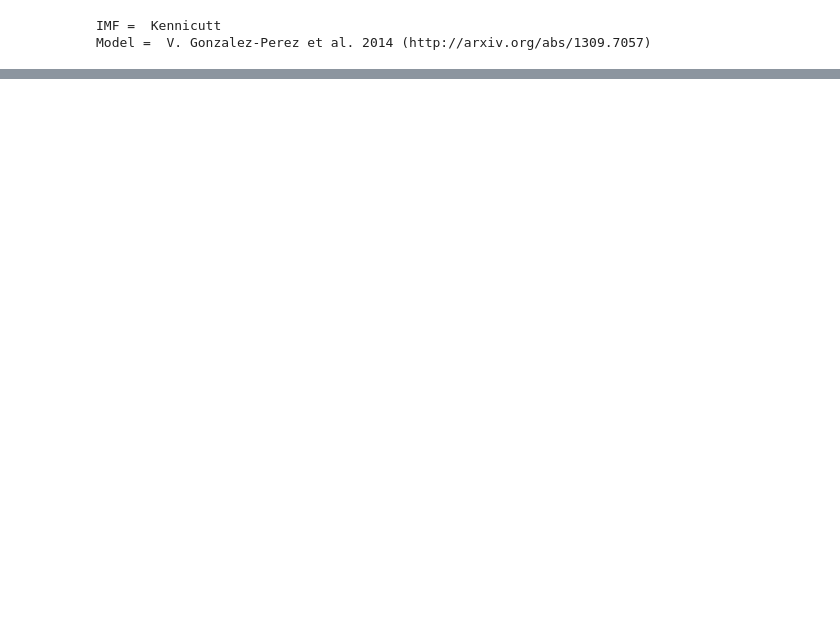
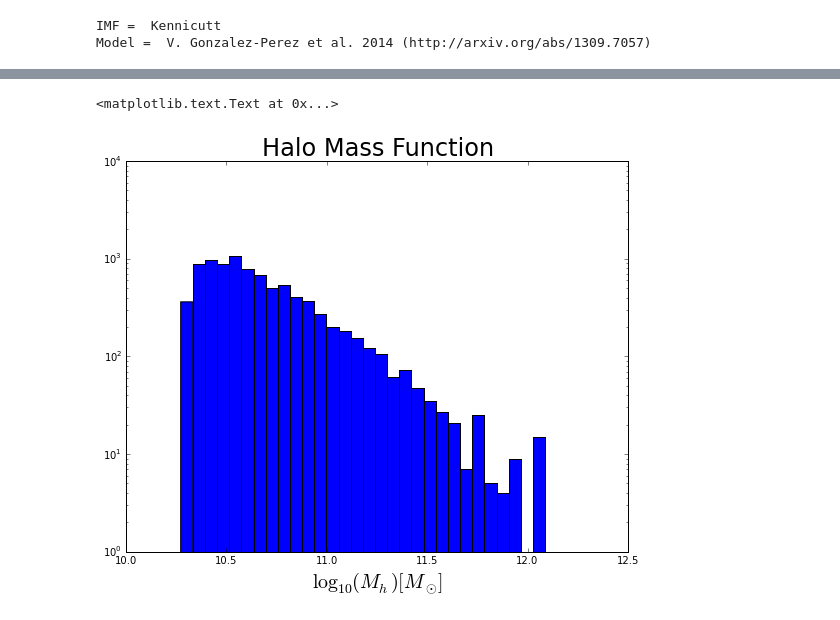
Before and after one commit to flgomezc/sfr-dmhm, a Jupyter notebook: program/V-Gonzalez data.ipynb, the cells around one changed output, grey strips where cells are left out. Cells and saved outputs as stored; diff of their text form; code cells hidden in the pictures; blank space fills up the shorter version.

```diff
--- a/program/V-Gonzalez data.ipynb
+++ b/program/V-Gonzalez data.ipynb
@@ -91 +109,9 @@ for i in range(MassRange.size):
 data.close()
+# %%
+figure(figsize=(9,7))
+hist(logM, bins=30, log='true')
+title('Halo Mass Function', fontsize=24)
+xlabel(r"$\log_{10}( M_h ) [M_\odot]$", fontsize=20)
+# %% [output]
+<matplotlib.text.Text at 0x...>
+[figure, added]
```
Also changed, not shown: parts of 10 cells of this notebook.
